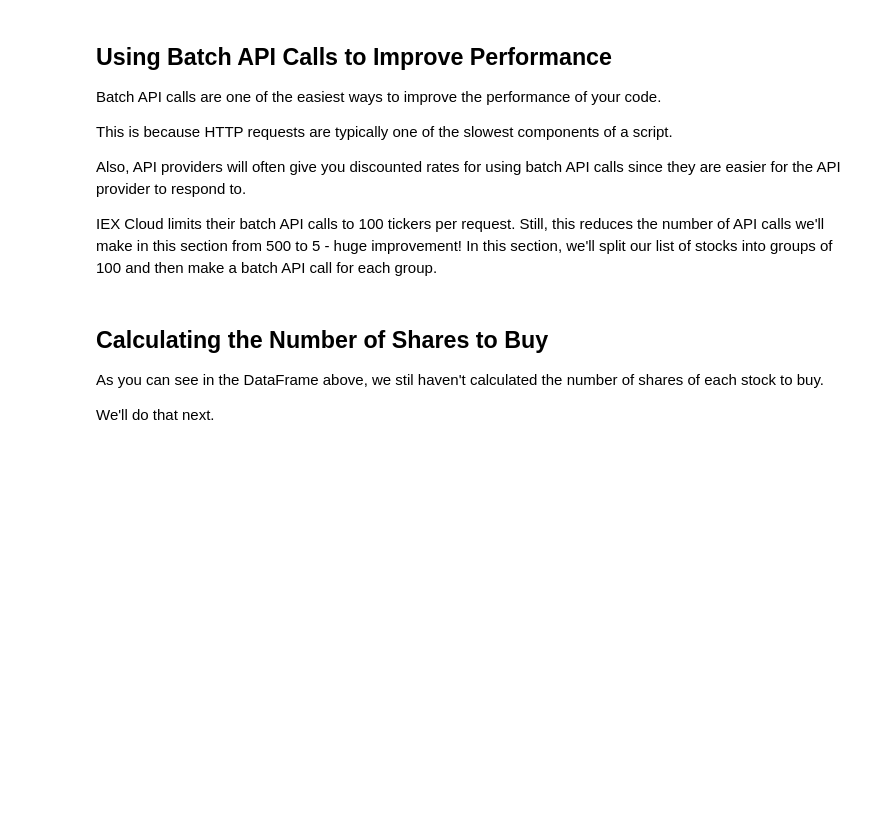
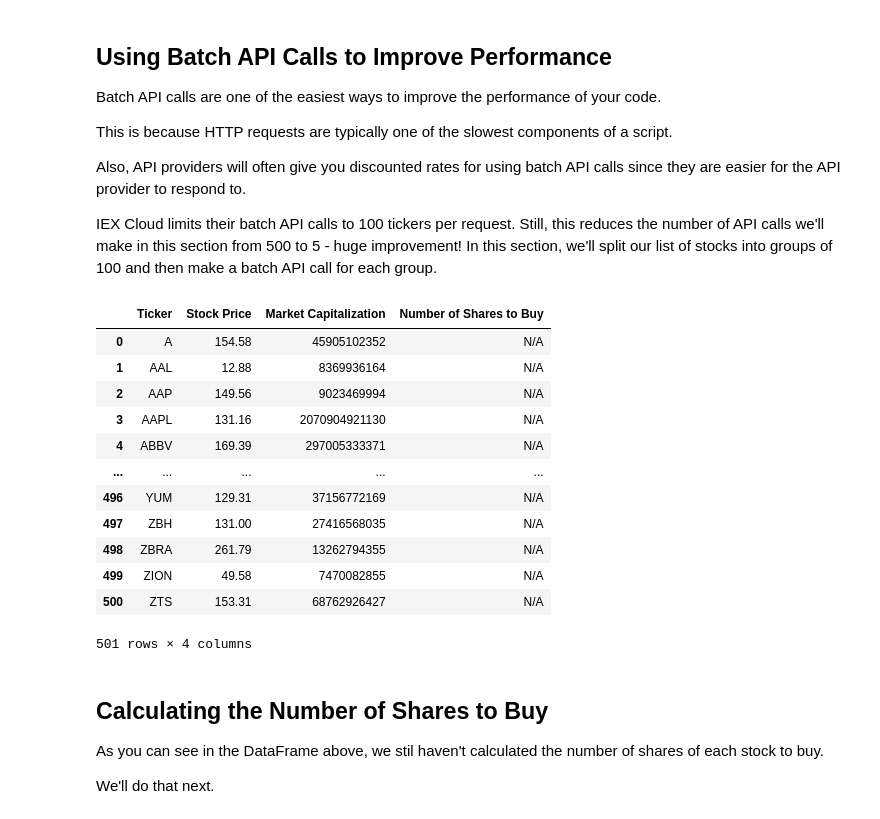
Before and after one commit to fabrizio-n/algorithmic-trading-python, a Jupyter notebook: starter_files/001_equal_weight_S&P_500.ipynb, the cells around one changed output. Saved outputs shown, nothing was run; the diff lists cells and outputs as text; code cells hidden in the pictures; blank space fills up the shorter version.

```diff
--- a/starter_files/001_equal_weight_S&P_500.ipynb
+++ b/starter_files/001_equal_weight_S&P_500.ipynb
@@ -88,6 +152,49 @@ This is because HTTP requests are typically one of the slowest components of a s
 Also, API providers will often give you discounted rates for using batch API calls since they are easier for the API provider to respond to.
 
 IEX Cloud limits their batch API calls to 100 tickers per request. Still, this reduces the number of API calls we'll make in this section from 500 to 5 - huge improvement! In this section, we'll split our list of stocks into groups of 100 and then make a batch API call for each group.
+# %%
+def chunks(lst, n):
+    """Yield successive n-sized chunks from lst."""
+    for i in range(0, len(lst), n):
+        yield lst[i:i+n]
+# %%
+symbol_groups = list(chunks(stocks["Ticker"], 100))
+symbol_strings = []
+for i in range(0, len(symbol_groups)):
+    symbol_strings.append(",".join(symbol_groups[i]))
+    #print(symbol_strings)
+final_dataframe = pd.DataFrame(columns=my_columns)
+for symbol_string in symbol_strings:
+    batch_api_call_url = f"https://sandbox.iexapis.com/stable/stock/market/batch/?types=quote&symbols={symbol_string}&token={IEX_CLOUD_API_TOKEN}"
+    data = requests.get(batch_api_call_url).json()
+    for symbol in symbol_string.split(","):
+        final_dataframe = final_dataframe.append(
+            pd.Series(
+                [
+                    symbol,
+                    data[symbol]["quote"]["latestPrice"],
+                    data[symbol]["quote"]["marketCap"],
+                    "N/A"
+                ],
+                index = my_columns
+            ),
+            ignore_index=True
+        )
+final_dataframe
+# %% [output]
+|  | Ticker | Stock Price | Market Capitalization | Number of Shares to Buy |
+| 0 | A | 154.58 | 45905102352 | N/A |
+| 1 | AAL | 12.88 | 8369936164 | N/A |
+| 2 | AAP | 149.56 | 9023469994 | N/A |
+| 3 | AAPL | 131.16 | 2070904921130 | N/A |
+| 4 | ABBV | 169.39 | 297005333371 | N/A |
+| ... | ... | ... | ... | ... |
+| 496 | YUM | 129.31 | 37156772169 | N/A |
+| 497 | ZBH | 131.00 | 27416568035 | N/A |
+| 498 | ZBRA | 261.79 | 13262794355 | N/A |
+| 499 | ZION | 49.58 | 7470082855 | N/A |
+| 500 | ZTS | 153.31 | 68762926427 | N/A |
+501 rows × 4 columns
 # %% [markdown]
 ## Calculating the Number of Shares to Buy
 
```
Also changed, not shown: parts of 13 cells of this notebook.
